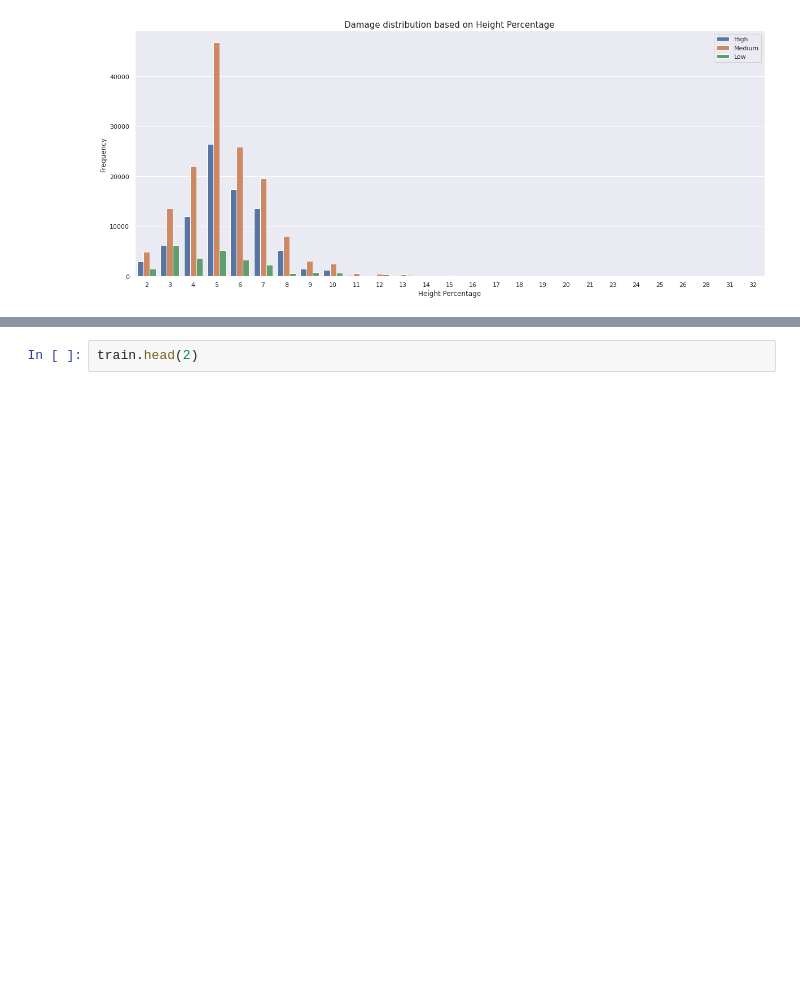
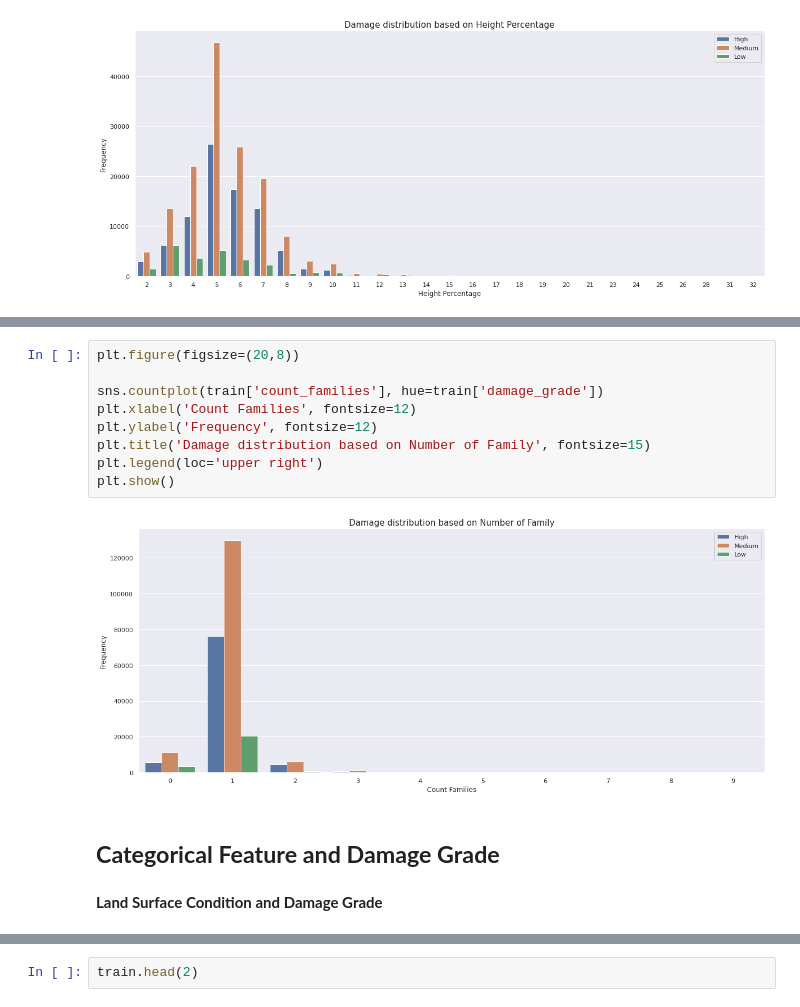
Before and after one commit to ReynaraEzra/Richter-Earthquake-Prediction, a Jupyter notebook: Richter_Prediction_Part1.ipynb, the cells around one changed output, grey strips where cells are left out. Saved outputs shown, nothing was run; the diff lists cells and outputs as text; blank space fills up the shorter version.

```diff
--- a/Richter_Prediction_Part1.ipynb
+++ b/Richter_Prediction_Part1.ipynb
@@ -571,0 +588,15 @@ plt.show()
+# %%
+plt.figure(figsize=(20,8))
+
+sns.countplot(train['count_families'], hue=train['damage_grade'])
+plt.xlabel('Count Families', fontsize=12)
+plt.ylabel('Frequency', fontsize=12)
+plt.title('Damage distribution based on Number of Family', fontsize=15)
+plt.legend(loc='upper right')
+plt.show()
+# %% [output]
+[figure, added]
+# %% [markdown]
+## **Categorical Feature and Damage Grade**
+# %% [markdown]
+**Land Surface Condition and Damage Grade**
```
Also changed, not shown: parts of 98 cells of this notebook.
